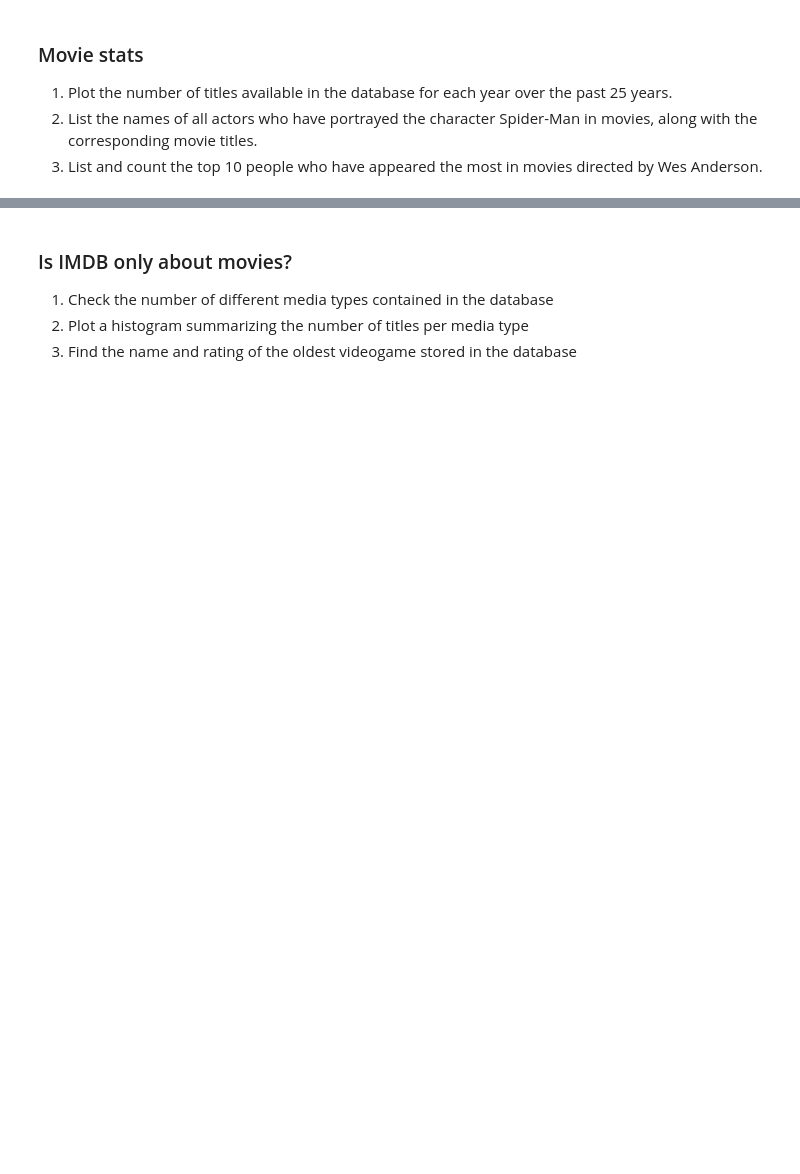
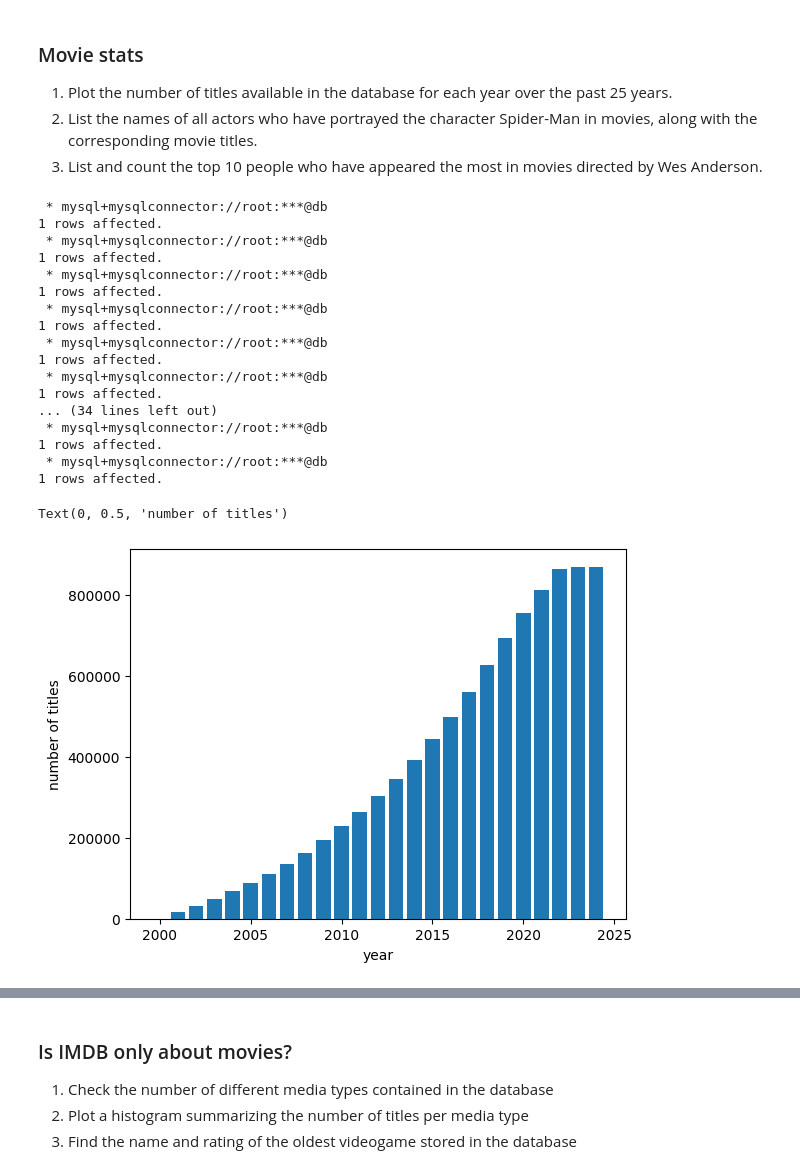
Before and after one commit to miriamzara/MAPD-B, a Jupyter notebook: mysql/notebooks/IMDb_exercise.ipynb, the cells around one changed output, grey strips where cells are left out. Cells and saved outputs as stored; diff of their text form; code cells hidden in the pictures; blank space fills up the shorter version.

```diff
--- a/mysql/notebooks/IMDb_exercise.ipynb
+++ b/mysql/notebooks/IMDb_exercise.ipynb
@@ -49,3 +151,32 @@ To start working with the IMDb database, we need to import it into our environme
 # %%
-# 1
+number_of_titles = np.zeros(25) # from 2000 to 2024, included
+for i,year in enumerate(np.arange(2000,2025)):
+    query = f"SELECT COUNT(DISTINCT title_id) FROM Titles WHERE start_year = {year};"
+    result = %sql $query
+    number_of_titles[i] = result[0][0]
+
+cumulative_number_of_titles = [np.sum(number_of_titles[0:i]) for i,_ in enumerate(np.arange(2000,2025))]
+plt.bar(np.arange(2000,2025), cumulative_number_of_titles)
+plt.xlabel("year")
+plt.ylabel("number of titles")
+# %% [output]
+ * mysql+mysqlconnector://root:***@db
+1 rows affected.
+ * mysql+mysqlconnector://root:***@db
+1 rows affected.
+ * mysql+mysqlconnector://root:***@db
+1 rows affected.
+ * mysql+mysqlconnector://root:***@db
+1 rows affected.
+ * mysql+mysqlconnector://root:***@db
+1 rows affected.
+ * mysql+mysqlconnector://root:***@db
+1 rows affected.
+... (34 lines left out)
+ * mysql+mysqlconnector://root:***@db
+1 rows affected.
+ * mysql+mysqlconnector://root:***@db
+1 rows affected.
+Text(0, 0.5, 'number of titles')
+[figure, added]
 # %%
```
Also changed, not shown: parts of 28 cells of this notebook, 21 other files.
